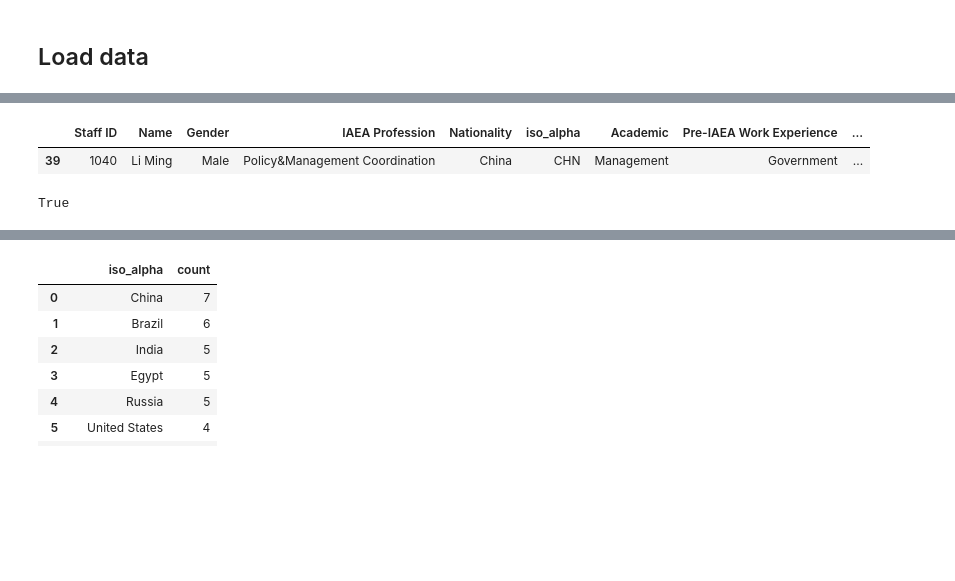
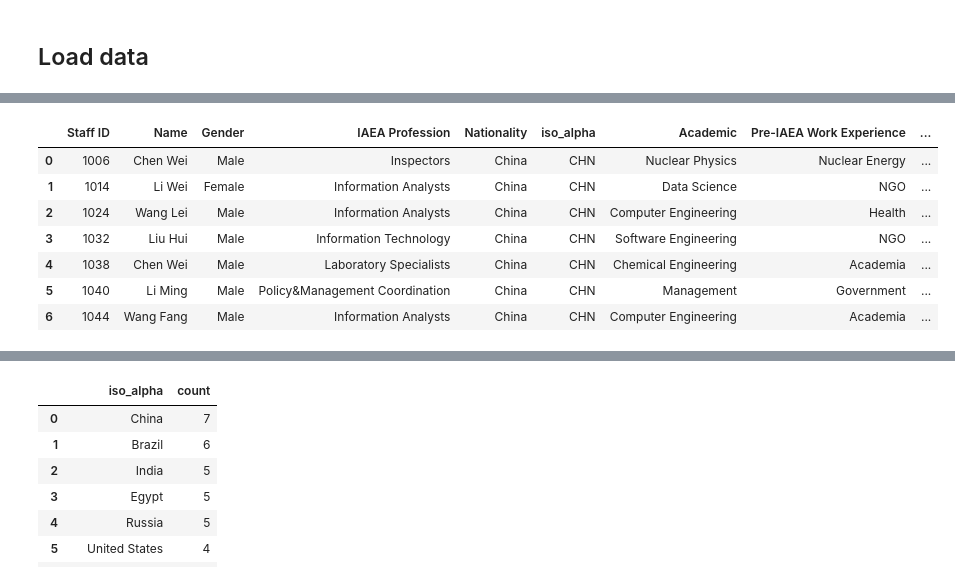
Before and after one commit to Esther-Guo/recruitment-tool, a Jupyter notebook: data_test.ipynb, the cells around one changed output, grey strips where cells are left out. Drawn from its saved outputs; the diff is of its cells as text; code cells hidden in the pictures; blank space fills up the shorter version.

```diff
--- a/data_test.ipynb
+++ b/data_test.ipynb
@@ -28,16 +28,15 @@ df_overview
 | 48 | 1049 | Juliana Rodriguez | Female | Information Analysts | Brazil | BRA | Library Science | NGO | ... |
 | 49 | 1050 | Yousef Ahmed | Male | Policy&Management Coordination | Egypt | EGY | Public Administration | Government | ... |
 # %%
-filtered_data = df_overview[(df_overview['Nationality'] == "China") &
-                        (df_overview['IAEA Profession'] == "Policy&Management Coordination") &
-                        (df_overview['Academic'] == "Management")]
+filtered_data = df_overview[(df_overview['Nationality'] == "China")].reset_index(drop=True)
 
 filtered_data
 # %% [output]
 |  | Staff ID | Name | Gender | IAEA Profession | Nationality | iso_alpha | Academic | Pre-IAEA Work Experience | ... |
-| 39 | 1040 | Li Ming | Male | Policy&Management Coordination | China | CHN | Management | Government | ... |
+| 0 | 1006 | Chen Wei | Male | Inspectors | China | CHN | Nuclear Physics | Nuclear Energy | ... |
+| 1 | 1014 | Li Wei | Female | Information Analysts | China | CHN | Data Science | NGO | ... |
+| 2 | 1024 | Wang Lei | Male | Information Analysts | China | CHN | Computer Engineering | Health | ... |
+| 3 | 1032 | Liu Hui | Male | Information Technology | China | CHN | Software Engineering | NGO | ... |
+| 4 | 1038 | Chen Wei | Male | Laboratory Specialists | China | CHN | Chemical Engineering | Academia | ... |
+| 5 | 1040 | Li Ming | Male | Policy&Management Coordination | China | CHN | Management | Government | ... |
+| 6 | 1044 | Wang Fang | Male | Information Analysts | China | CHN | Computer Engineering | Academia | ... |
-# %%
-a = filtered_data["Gender"].value_counts()
-"Male" in a.index
-# %% [output]
-True
```
Also changed, not shown: parts of 2 cells of this notebook, 4 other files.
